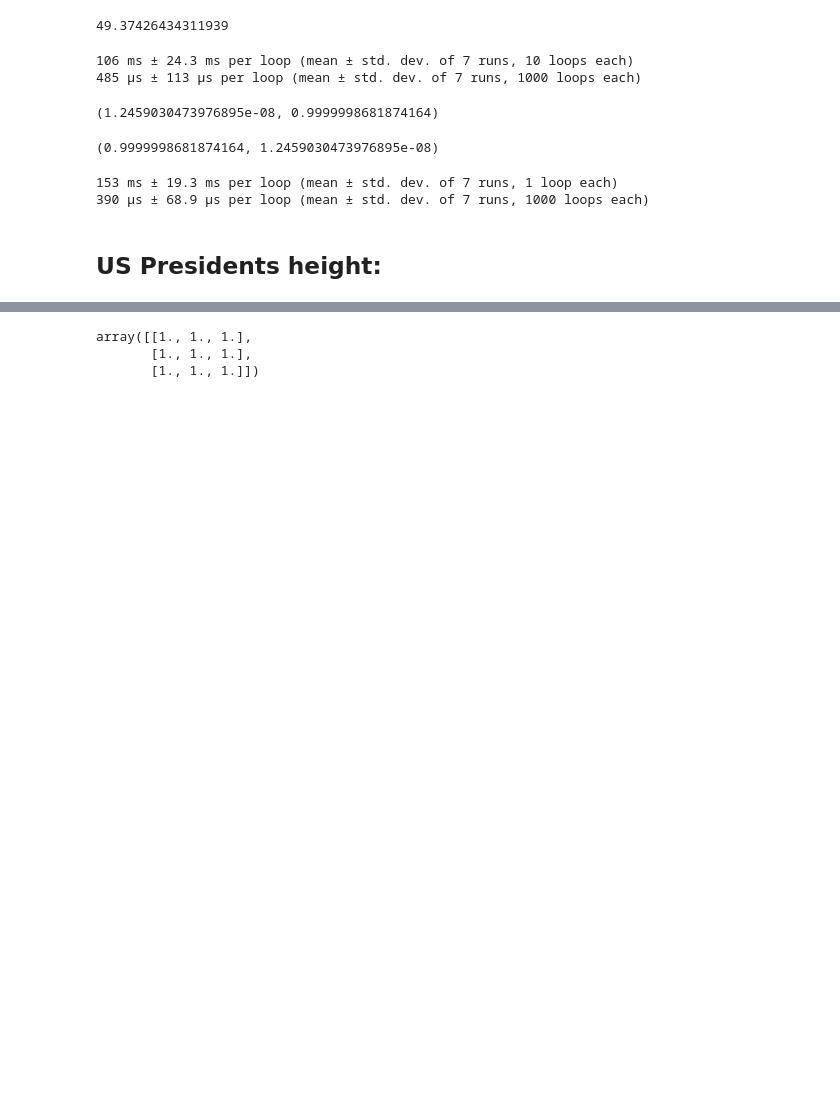
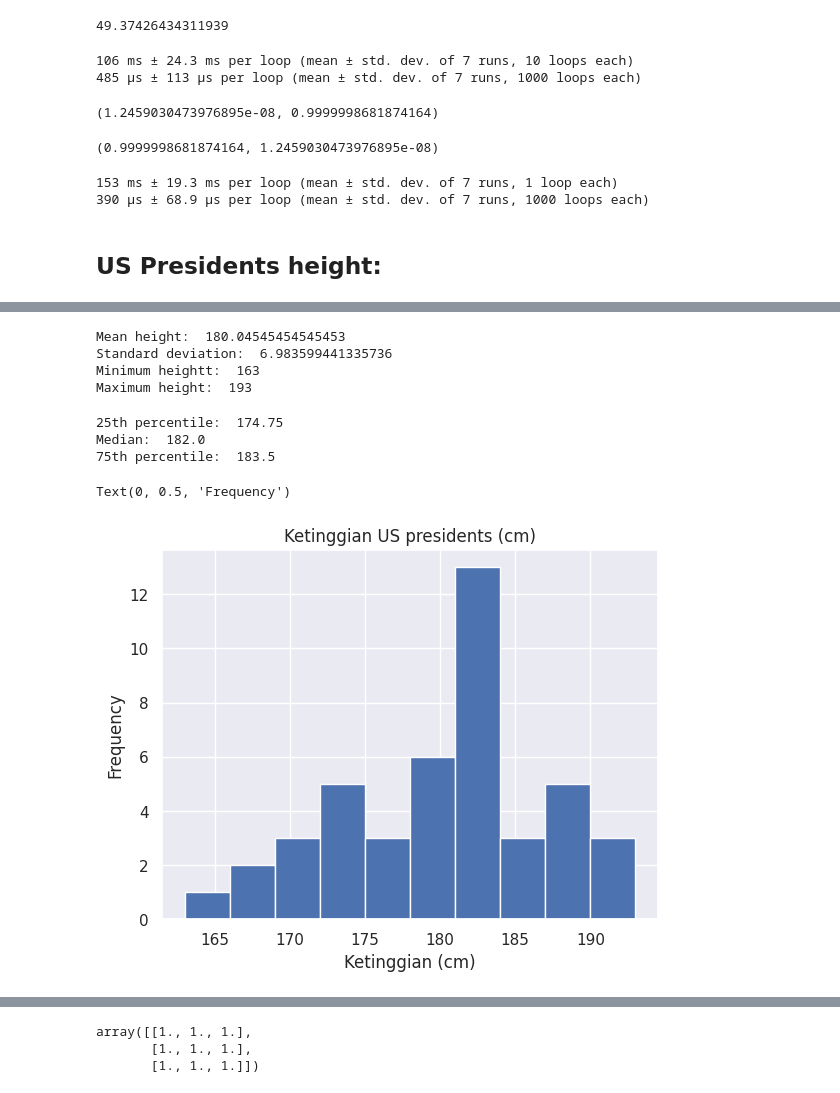
Before and after one commit to AnisAfiqah13/STQD6014-DATA-SCIENCE, a Jupyter notebook: Anis_Week07_NumPy_20231203_WC.ipynb, the cells around one changed output, grey strips where cells are left out. Saved outputs shown, nothing was run; the diff lists cells and outputs as text; code cells hidden in the pictures; blank space fills up the shorter version.

```diff
--- a/Anis_Week07_NumPy_20231203_WC.ipynb
+++ b/Anis_Week07_NumPy_20231203_WC.ipynb
@@ -850,4 +849,8 @@ np.max(big_array),np.min(big_array)
 # %%
 # Heights of USA Presidents
 # Link: https://tinyurl.com/3s7dta9h
+data = pd.read_csv("https://tinyurl.com/3s7dta9h")
+
+heights = np.array(data['height(cm)'])
+heights
 # %% [output]
@@ -878,0 +861,20 @@ array([5, 6, 7])
+# %%
+# Extract information
+print("Mean height: ", heights.mean())
+print("Standard deviation: ", heights.std())
+print("Minimum heightt: ", heights.min())
+print("Maximum height: ", heights.max())
+# %% [output]
+Mean height:  180.04545454545453
+Standard deviation:  6.983599441335736
+Minimum heightt:  163
+Maximum height:  193
+# %%
+# Extract information
+print("25th percentile: ", np.percentile(heights, 25))
+print("Median: ", np.median(heights))
+print("75th percentile: ", np.percentile(heights, 75))
+# %% [output]
+25th percentile:  174.75
+Median:  182.0
+75th percentile:  183.5
@@ -878,0 +886,9 @@ array([5, 6, 7])
+# %%
+# plot histogram of US presidents heights
+plt.hist(heights)
+plt.title("Ketinggian US presidents (cm)")
+plt.xlabel("Ketinggian (cm)")
+plt.ylabel("Frequency")
+# %% [output]
+Text(0, 0.5, 'Frequency')
+[figure, added]
```
Also changed, not shown: parts of 64 cells of this notebook.
